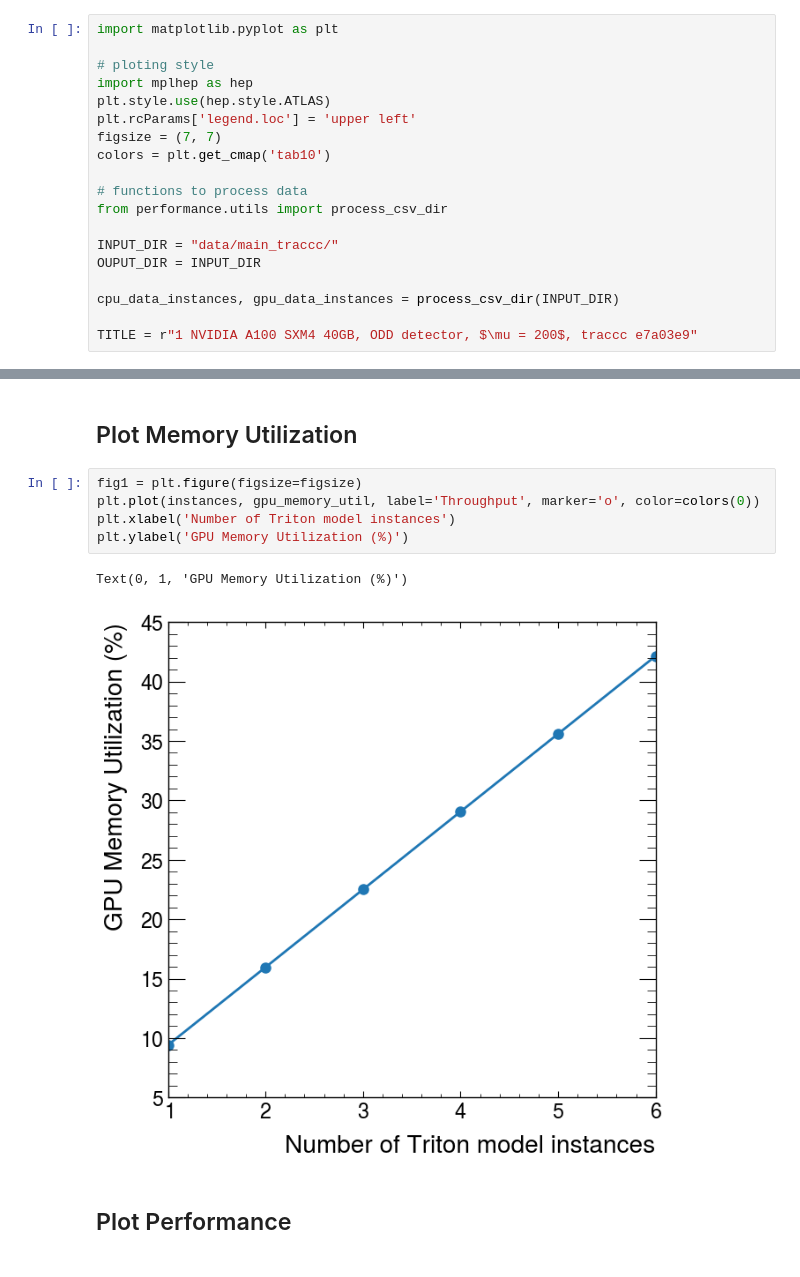
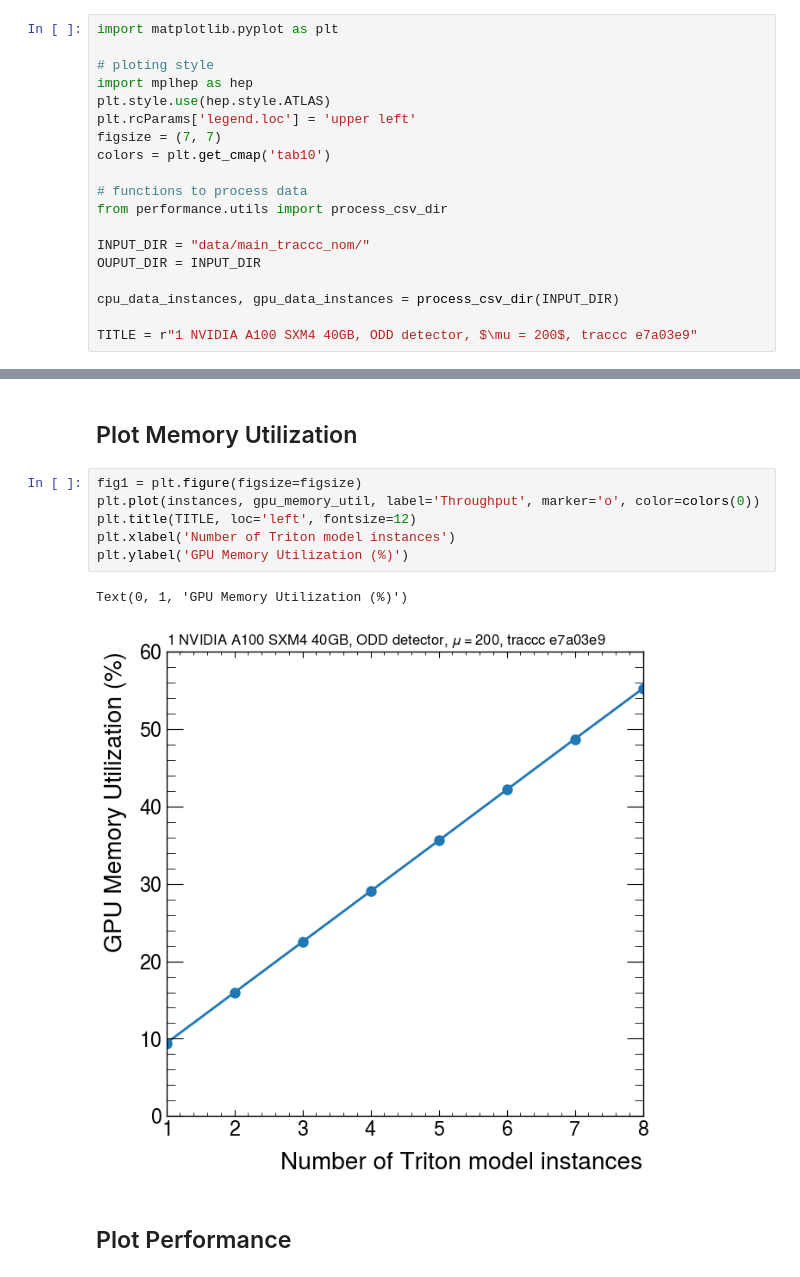
Before and after one commit to milescb/traccc-aaS-performance, a Jupyter notebook: plot_nominal_performance.ipynb, the cells around one changed output, grey strips where cells are left out. Drawn from its saved outputs; the diff is of its cells as text.

```diff
--- a/plot_nominal_performance.ipynb
+++ b/plot_nominal_performance.ipynb
@@ -13,7 +13,7 @@ colors = plt.get_cmap('tab10')
 # functions to process data
 from performance.utils import process_csv_dir
 
-INPUT_DIR = "data/main_traccc/"
+INPUT_DIR = "data/main_traccc_nom/"
 OUPUT_DIR = INPUT_DIR
 
 cpu_data_instances, gpu_data_instances = process_csv_dir(INPUT_DIR)
@@ -39,11 +39,12 @@ for inst in instances:
 # %%
 fig1 = plt.figure(figsize=figsize)
 plt.plot(instances, gpu_memory_util, label='Throughput', marker='o', color=colors(0))
+plt.title(TITLE, loc='left', fontsize=12)
 plt.xlabel('Number of Triton model instances')
 plt.ylabel('GPU Memory Utilization (%)')
 # %% [output]
 Text(0, 1, 'GPU Memory Utilization (%)')
-[figure, old version]
+[figure, new version]
 # %% [markdown]
 ## Plot Performance
 # %%
```
Also changed, not shown: parts of 1 cell of this notebook, 3 other files.
